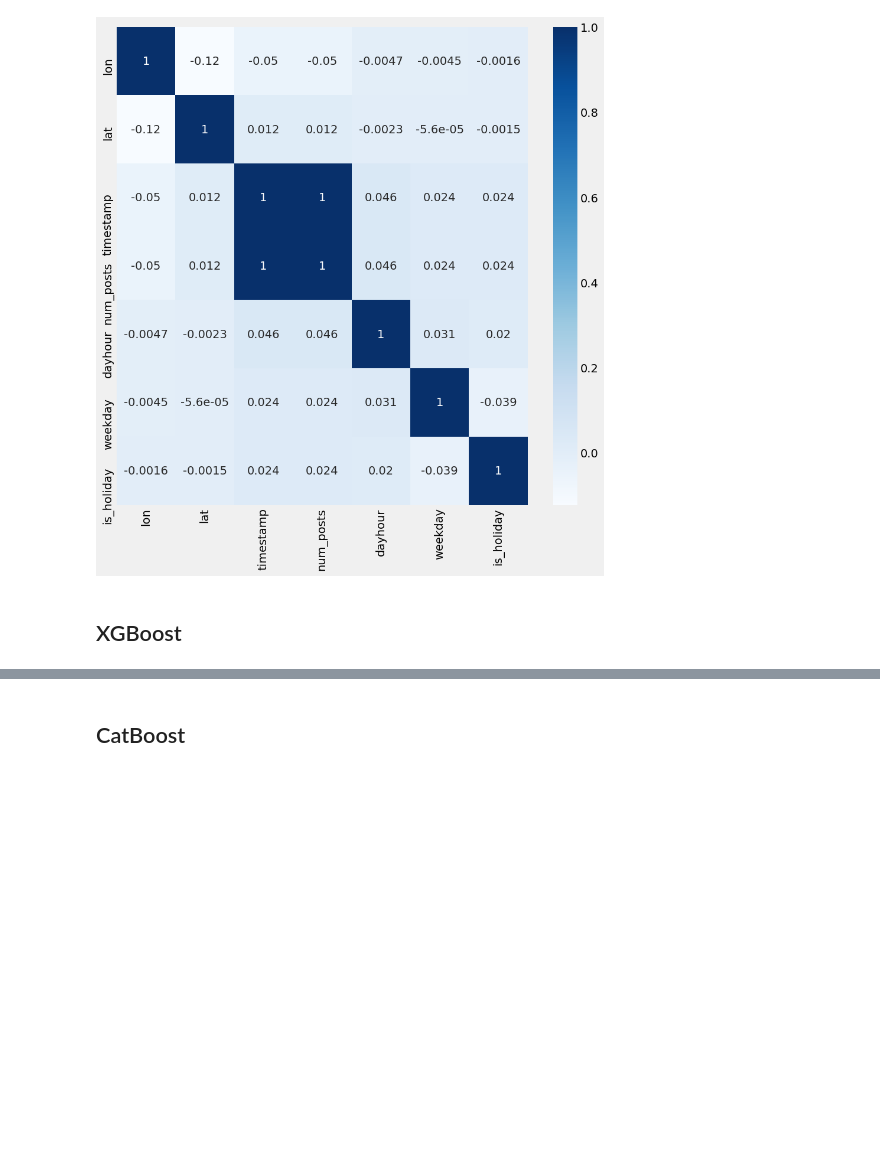
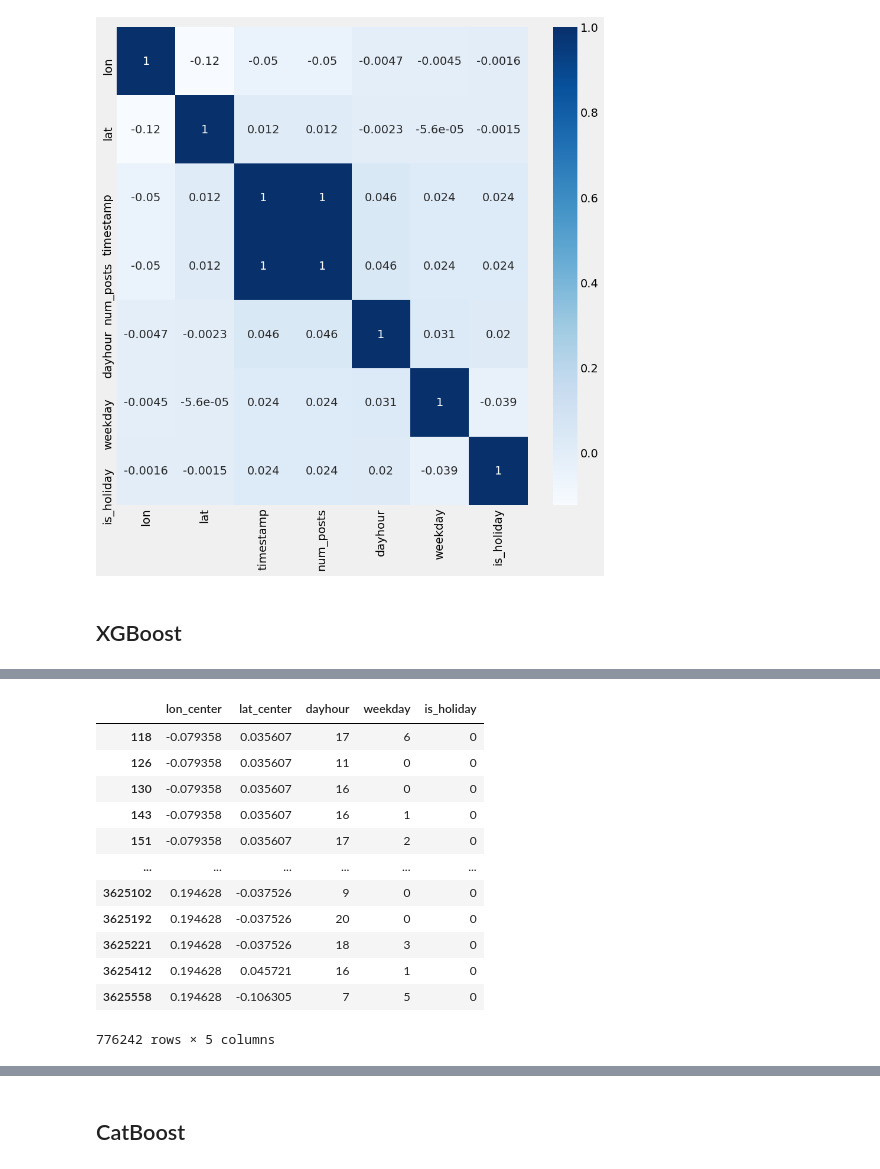
Before and after one commit to jrzkaminski/IndustrialML-ITMO, a Jupyter notebook: Regressors_solutions.ipynb, the cells around one changed output, grey strips where cells are left out. Drawn from its saved outputs; the diff is of its cells as text; code cells hidden in the pictures; blank space fills up the shorter version.

```diff
--- a/Regressors_solutions.ipynb
+++ b/Regressors_solutions.ipynb
@@ -225,0 +206,28 @@ Wall time: 33.4 s
+# %%
+data_train_big = data_train[data_train.num_posts > 2]
+X_train = data_train_big[['lon_center', 'lat_center',  'dayhour', 'weekday', 'is_holiday']]
+y_train = data_train_big['num_posts']
+data_val = data_val.rename(columns={'hour': 'timestamp'})
+data_test = data_test.rename(columns={'hour': 'timestamp'})
+
+X_val = data_val[['lon_center', 'lat_center',  'dayhour', 'weekday', 'is_holiday']]
+y_val = data_val['sum']
+
+X_test = data_test[['lon_center', 'lat_center', 'dayhour', 'weekday', 'is_holiday']]
+y_test = data_test['sum']
+# %%
+X_train
+# %% [output]
+|  | lon_center | lat_center | dayhour | weekday | is_holiday |
+| 118 | -0.079358 | 0.035607 | 17 | 6 | 0 |
+| 126 | -0.079358 | 0.035607 | 11 | 0 | 0 |
+| 130 | -0.079358 | 0.035607 | 16 | 0 | 0 |
+| 143 | -0.079358 | 0.035607 | 16 | 1 | 0 |
+| 151 | -0.079358 | 0.035607 | 17 | 2 | 0 |
+| ... | ... | ... | ... | ... | ... |
+| 3625102 | 0.194628 | -0.037526 | 9 | 0 | 0 |
+| 3625192 | 0.194628 | -0.037526 | 20 | 0 | 0 |
+| 3625221 | 0.194628 | -0.037526 | 18 | 3 | 0 |
+| 3625412 | 0.194628 | 0.045721 | 16 | 1 | 0 |
+| 3625558 | 0.194628 | -0.106305 | 7 | 5 | 0 |
+776242 rows × 5 columns
```
Also changed, not shown: parts of 37 cells of this notebook.
